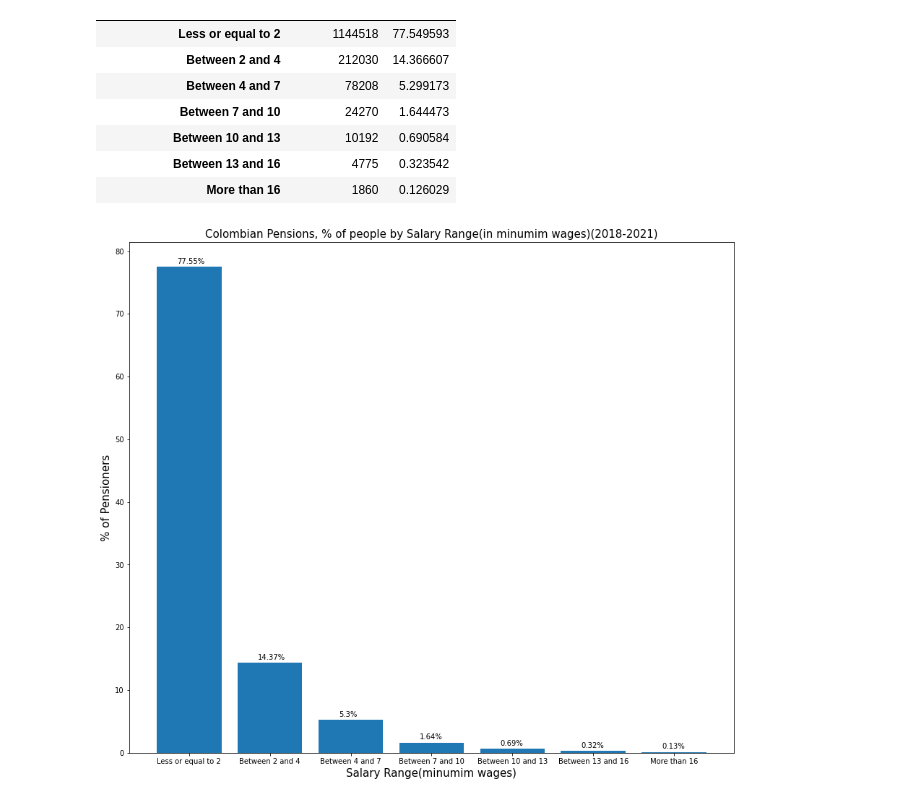
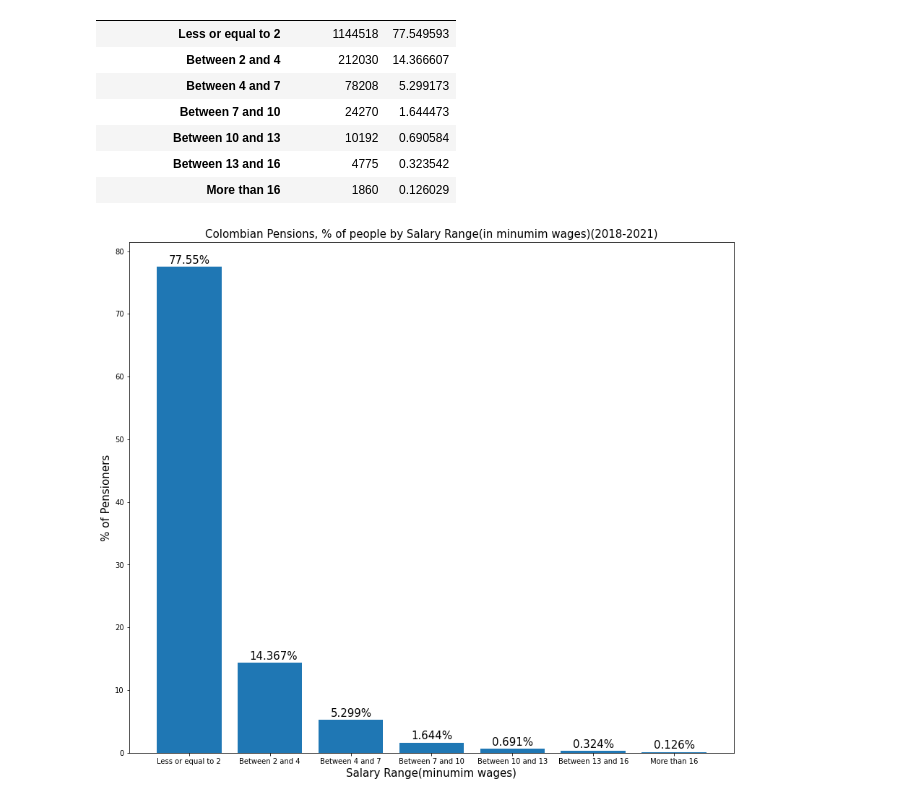
Before and after one commit to Kenneth-V-R/Colombian-Minimum-Wage-Analysis-and-Visualization, a Jupyter notebook: Colombian Pension Analysis and Visualizations.ipynb, the cells around one changed output. Cells and saved outputs as stored; diff of their text form; code cells hidden in the pictures.

```diff
--- a/Colombian Pension Analysis and Visualizations.ipynb
+++ b/Colombian Pension Analysis and Visualizations.ipynb
@@ -185,11 +185,11 @@ df_pensions_grouped
 # %%
 rcParams['figure.figsize']=15,13
 bars=plt.bar(x=df_pensions_grouped.index,height=df_pensions_grouped["%"])
 plt.xlabel("Salary Range(minumim wages)",fontsize=15)
 plt.ylabel("% of Pensioners",fontsize=15)
 plt.title("Colombian Pensions, % of people by Salary Range(in minumim wages)(2018-2021)",fontsize=15)
 for bar in bars:
-    yval = round(bar.get_height(),2)
-    plt.text(bar.get_x()+0.25, yval+0.5, f"{yval}%")
+    yval = round(bar.get_height(),3)
+    plt.text(bar.get_x()+0.15, yval+0.5, f"{yval}%", fontsize=15)
 # %% [output]
-[figure, old version]
+[figure, new version]
```
